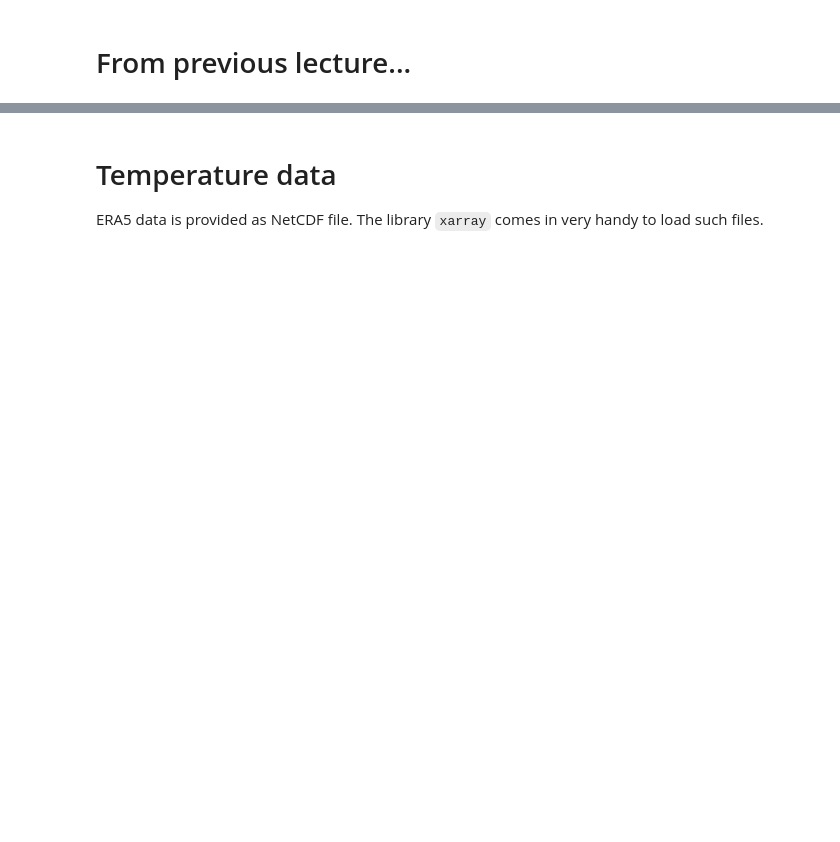
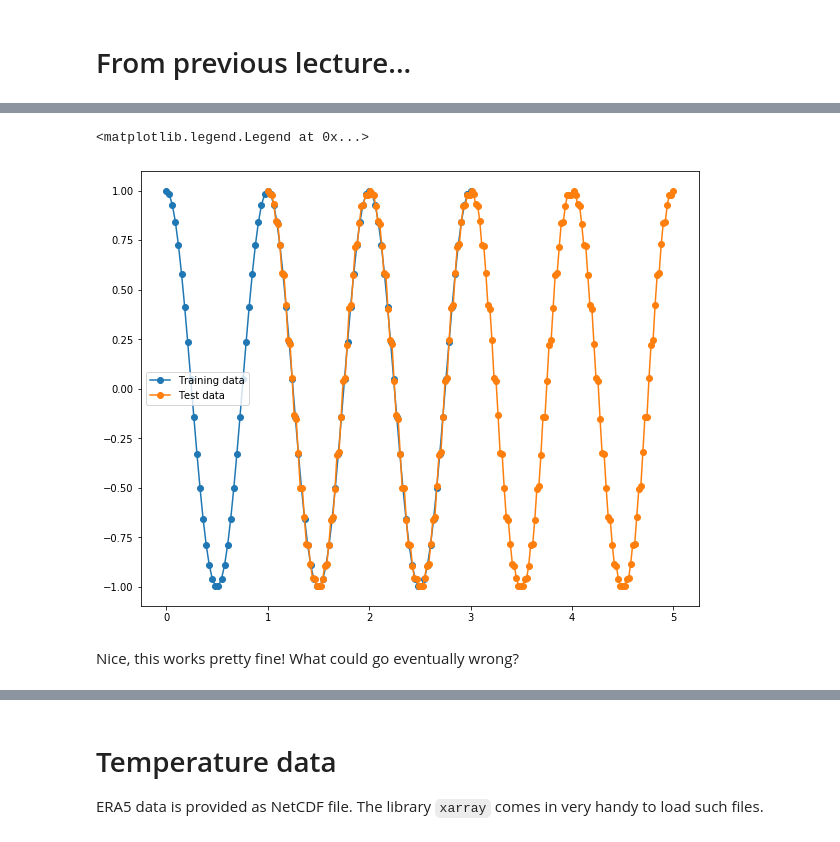
Before and after one commit to inwe-boku/lecture-scientific-computing, a Jupyter notebook: lecture08-xarray/lecture08.ipynb, the cells around one changed output, grey strips where cells are left out. Cells and saved outputs as stored; diff of their text form; code cells hidden in the pictures; blank space fills up the shorter version.

```diff
--- a/lecture08-xarray/lecture08.ipynb
+++ b/lecture08-xarray/lecture08.ipynb
@@ -100,0 +160,6 @@ Loading done.
+# %%
+# just train on fraction of the period, i.e. just use decimals after the comma
+X_fraction = np.modf(X)[0]
+
+forest_periodic = ensemble.RandomForestRegressor()
+forest_periodic.fit(X_fraction, Y)
@@ -100,0 +174,12 @@ Loading done.
+# %%
+x = np.linspace(1, 5, num=200)
+X_fraction_test = np.modf(x)[0][:, np.newaxis]
+
+plt.plot(X[:, 0], Y, 'o-', label='Training data')
+plt.plot(x, forest_periodic.predict(X_fraction_test), 'o-', label='Test data')
+plt.legend()
+# %% [output]
+<matplotlib.legend.Legend at 0x...>
+[figure, added]
+# %% [markdown]
+Nice, this works pretty fine! What could go eventually wrong?
```
Also changed, not shown: parts of 88 cells of this notebook.
